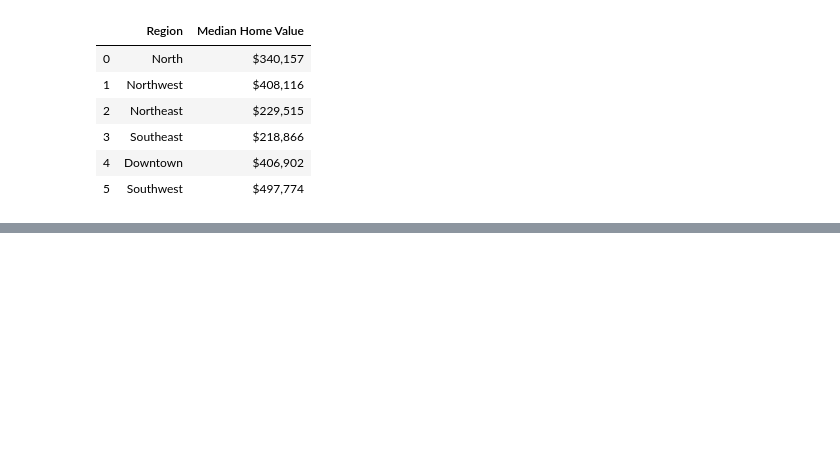
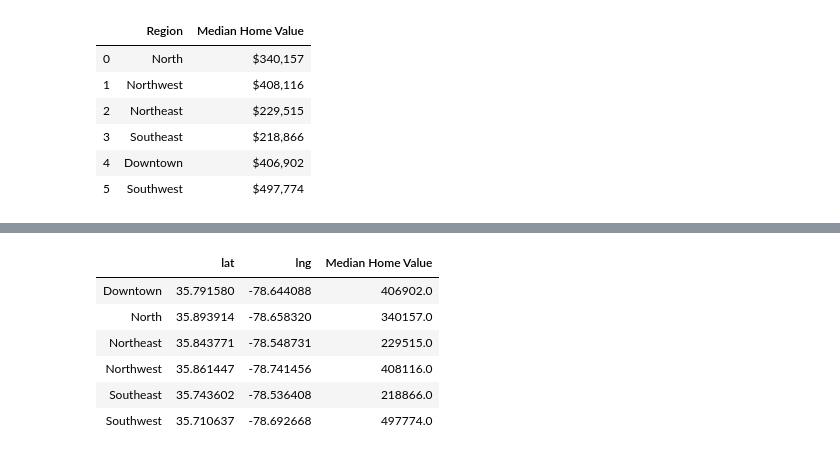
Before and after one commit to apspatz/team2project1, a Jupyter notebook: Zillow/Zillow_2019.ipynb, the cells around one changed output, grey strips where cells are left out. Cells and saved outputs as stored; diff of their text form; code cells hidden in the pictures; blank space fills up the shorter version.

```diff
--- a/Zillow/Zillow_2019.ipynb
+++ b/Zillow/Zillow_2019.ipynb
@@ -61,0 +114,6 @@ heat_layer = gmaps.heatmap_layer()
+# %%
+# df_mi_mhv['Median Home Value'].astype('float')
+float_Df = df_mi_mhv[df_mi_mhv.columns[1:]].replace('[/$,]', '', regex=True).astype(float)
+float_Df['district'] = df_mi_mhv['Region']
+float_Df = float_Df.set_index('district')
+float_Df
@@ -61,0 +129,15 @@ heat_layer = gmaps.heatmap_layer()
+# %%
+df_3 = data_file_zip_pd.groupby(['district'])
+lat = df_3['lat'].mean()
+lon = df_3['lng'].mean()
+mhv = float_Df['Median Home Value']
+mhv_df = pd.DataFrame({'lat':lat,'lng':lon,'Median Home Value':mhv})
+mhv_df
+# %% [output]
+|  | lat | lng | Median Home Value |
+| Downtown | 35.791580 | -78.644088 | 406902.0 |
+| North | 35.893914 | -78.658320 | 340157.0 |
+| Northeast | 35.843771 | -78.548731 | 229515.0 |
+| Northwest | 35.861447 | -78.741456 | 408116.0 |
+| Southeast | 35.743602 | -78.536408 | 218866.0 |
+| Southwest | 35.710637 | -78.692668 | 497774.0 |
```
Also changed, not shown: parts of 9 cells of this notebook, 2 other files.
